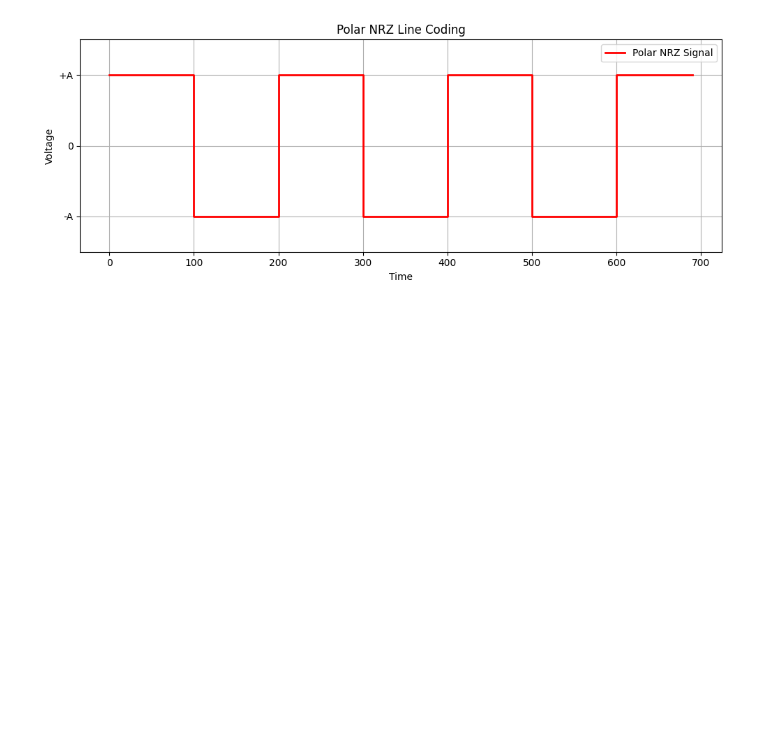
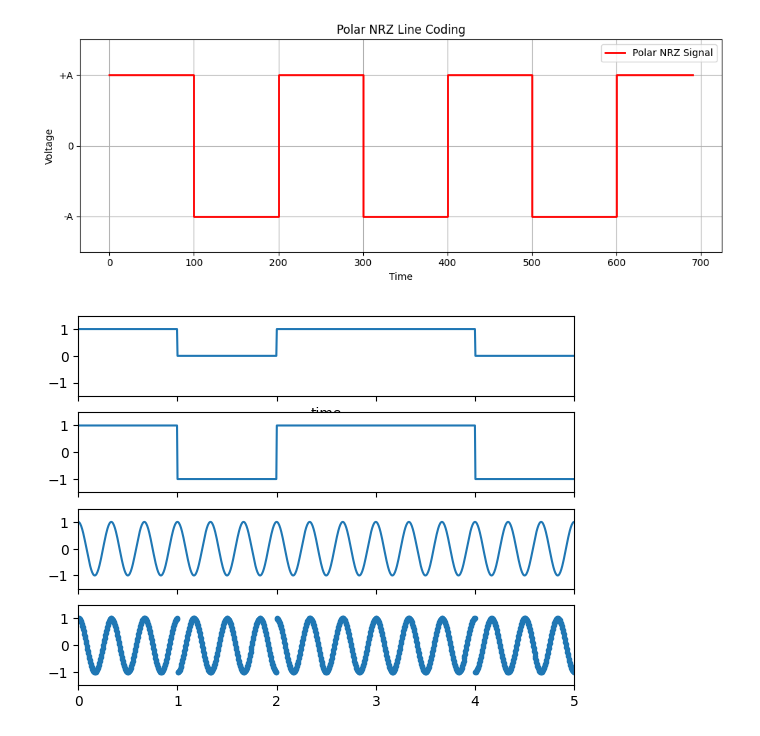
Before and after one commit to Sagor0078/AI, a Jupyter notebook: Digital_Communication_Lab.ipynb, the cells around one changed output. Saved outputs shown, nothing was run; the diff lists cells and outputs as text; code cells hidden in the pictures; blank space fills up the shorter version.

```diff
--- a/Digital_Communication_Lab.ipynb
+++ b/Digital_Communication_Lab.ipynb
@@ -799,3 +799,40 @@ polar_nrz_signal = generate_polar_nrz(input_bits, bit_duration, amplitude)
 plot_polar_nrz(polar_nrz_signal, bit_duration, amplitude)
 # %% [output]
 [figure]
+# %%
+import numpy as np
+import scipy
+import matplotlib.pylab as plt
+
+unipolar_arr = np.array([1, 0, 1, 1, 0])
+bipolar = 2*unipolar_arr - 1
+bit_duration = 1
+amplitude_scaling_factor = bit_duration/2  # This will result in unit amplitude waveforms
+freq = 3/bit_duration  # carrier frequency
+n_samples = 1000
+time = np.linspace(0, 5, n_samples)
+
+samples_per_bit = n_samples/unipolar_arr.size  # no need for np.divide. Also, use size rather than shape if you want something similar to Matlab's "length"
+# 1. Use repeat rather than tile (read the docs)
+# 2. No need for conjugate transpose
+dd = np.repeat(unipolar_arr, samples_per_bit)  # replicate each bit Nsb times
+bb = np.repeat(bipolar, samples_per_bit)  # Transpose the rows and columns
+dw = dd
+# no idea why this is here
+#dw = dw.flatten(0).conj()
+bw = bb  # one again, no need for conjugate transpose
+# no idea why this is here
+#bw = bw.flatten(0).conj()
+waveform = np.sqrt(2*amplitude_scaling_factor/bit_duration) * np.cos(2*np.pi * freq * time)  # no need for np.dot to perform scalar-scalar multiplication or scalar-array multiplication
+bpsk_w = bw*waveform
+
+f, ax = plt.subplots(4,1, sharex=True, sharey=True, squeeze=True)
+ax[0].plot(time, dw)
+ax[1].plot(time, bw)
+ax[2].plot(time, waveform)
+ax[3].plot(time, bpsk_w, '.')
+ax[0].axis([0, 5, -1.5, 1.5])
+ax[0].set_xlabel('time')
+plt.show()
+# %% [output]
+[figure, added]
```
